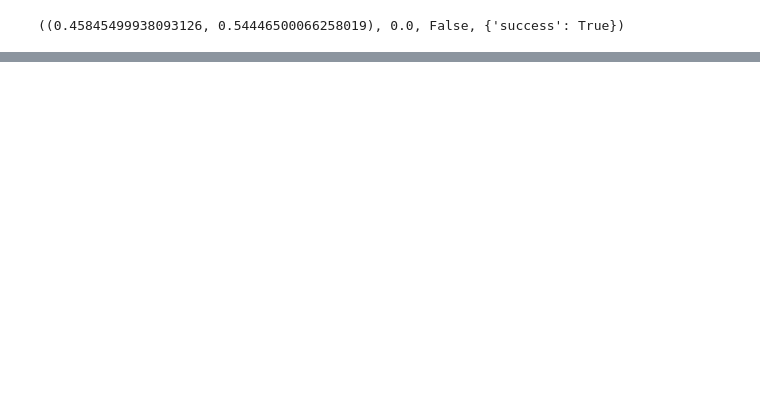
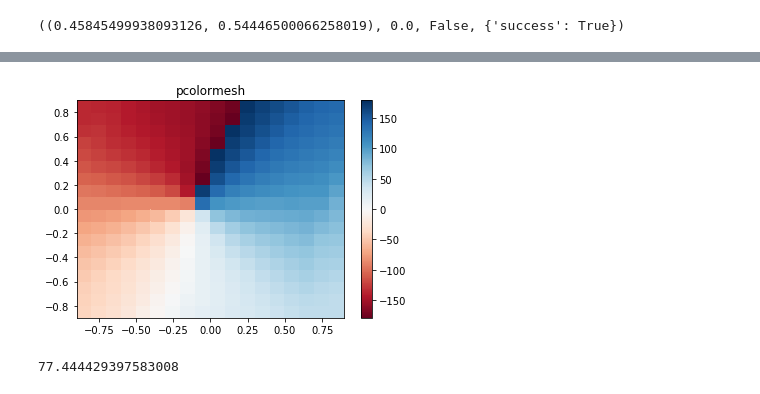
Before and after one commit to vincentlui/unsupervised-goal-conditioned-rl, a Jupyter notebook: Untitled.ipynb, the cells around one changed output, grey strips where cells are left out. Cells and saved outputs as stored; diff of their text form; code cells hidden in the pictures; blank space fills up the shorter version.

```diff
--- a/Untitled.ipynb
+++ b/Untitled.ipynb
@@ -41,0 +109,39 @@ plt.show()
+# %%
+skill_range = np.arange(-0.9, 0.91, 0.1)
+heatmap = np.empty([len(skill_range), len(skill_range)])
+vec_x = np.array([1,0])
+for i in range(len(skill_range)):
+    for j in range(len(skill_range)):
+        skill = np.array([skill_range[i],skill_range[j]])
+        path = rollout(env, policy, skill, max_path_length=20)
+        obs = path['observations']
+        direction = obs[-1] - obs[0]
+        angle = np.arccos(direction[0]/np.sqrt(np.sum(direction**2))) / np.pi * 180 * np.sign(direction[1])
+#         if direction[1] < 0:
+#             angle = 360 - np.arccos(direction[0]/np.sqrt(np.sum(direction**2))) / np.pi * 180
+#         else:
+#             angle = np.arccos(direction[0]/np.sqrt(np.sum(direction**2))) / np.pi * 180
+        heatmap[i,j] = angle
+
+# print(heatmap)
+
+y, x = np.meshgrid(skill_range, skill_range)
+
+z = heatmap
+
+z_min, z_max = -np.abs(z).max(), np.abs(z).max()
+
+fig, ax = plt.subplots()
+
+c = ax.pcolormesh(x, y, z, cmap='RdBu', vmin=z_min, vmax=z_max)
+ax.set_title('pcolormesh')
+ax.axis([x.min(), x.max(), y.min(), y.max()])
+fig.colorbar(c, ax=ax)
+
+plt.show()
+# %% [output]
+[figure, added]
+# %%
+np.arccos(obs[0].dot(obs[-1])) * 180
+# %% [output]
+77.444429397583008
```
Also changed, not shown: parts of 7 cells of this notebook, 3 other files.
